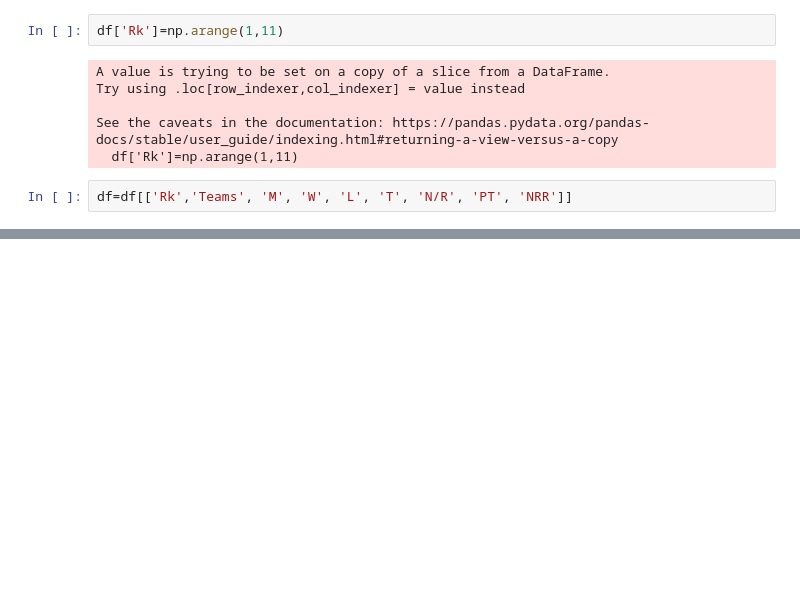
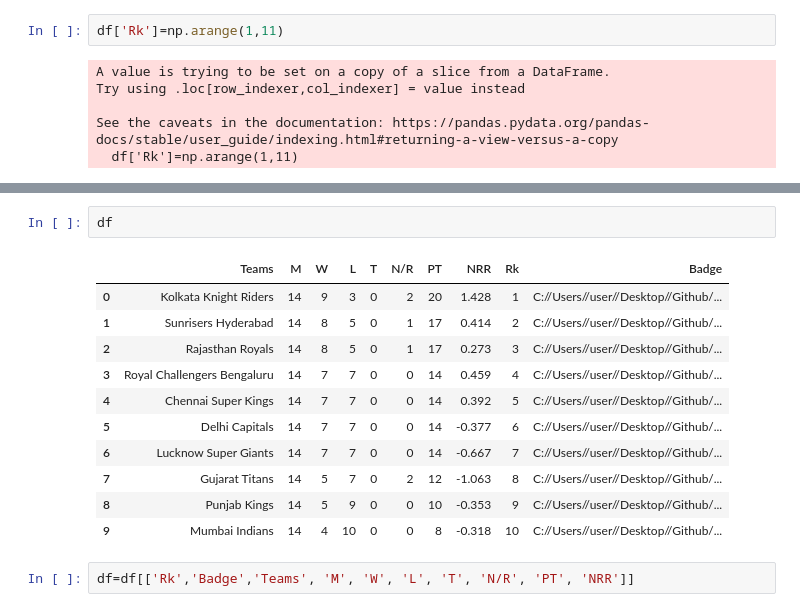
Before and after one commit to prakrist21/Python-File, a Jupyter notebook: Projects/Cricket/main.ipynb, the cells around one changed output, grey strips where cells are left out. Drawn from its saved outputs; the diff is of its cells as text; blank space fills up the shorter version.

```diff
--- a/Projects/Cricket/main.ipynb
+++ b/Projects/Cricket/main.ipynb
@@ -143,8 +143,6 @@ Try using .loc[row_indexer,col_indexer] = value instead
 
 See the caveats in the documentation: https://pandas.pydata.org/pandas-docs/stable/user_guide/indexing.html#returning-a-view-versus-a-copy
   df['Rk']=np.arange(1,11)
-# %%
-df=df[['Rk','Teams', 'M', 'W', 'L', 'T', 'N/R', 'PT', 'NRR']]
 # %%
 df.info()
 # %% [output]
@@ -171,0 +181,16 @@ plt.rcParams['font.family']='Alice'
+# %%
+df
+# %% [output]
+|  | Teams | M | W | L | T | N/R | PT | NRR | Rk | Badge |
+| 0 | Kolkata Knight Riders | 14 | 9 | 3 | 0 | 2 | 20 | 1.428 | 1 | C://Users//user//Desktop//Github/... |
+| 1 | Sunrisers Hyderabad | 14 | 8 | 5 | 0 | 1 | 17 | 0.414 | 2 | C://Users//user//Desktop//Github/... |
+| 2 | Rajasthan Royals | 14 | 8 | 5 | 0 | 1 | 17 | 0.273 | 3 | C://Users//user//Desktop//Github/... |
+| 3 | Royal Challengers Bengaluru | 14 | 7 | 7 | 0 | 0 | 14 | 0.459 | 4 | C://Users//user//Desktop//Github/... |
+| 4 | Chennai Super Kings | 14 | 7 | 7 | 0 | 0 | 14 | 0.392 | 5 | C://Users//user//Desktop//Github/... |
+| 5 | Delhi Capitals | 14 | 7 | 7 | 0 | 0 | 14 | -0.377 | 6 | C://Users//user//Desktop//Github/... |
+| 6 | Lucknow Super Giants | 14 | 7 | 7 | 0 | 0 | 14 | -0.667 | 7 | C://Users//user//Desktop//Github/... |
+| 7 | Gujarat Titans | 14 | 5 | 7 | 0 | 2 | 12 | -1.063 | 8 | C://Users//user//Desktop//Github/... |
+| 8 | Punjab Kings | 14 | 5 | 9 | 0 | 0 | 10 | -0.353 | 9 | C://Users//user//Desktop//Github/... |
+| 9 | Mumbai Indians | 14 | 4 | 10 | 0 | 0 | 8 | -0.318 | 10 | C://Users//user//Desktop//Github/... |
+# %%
+df=df[['Rk','Badge','Teams', 'M', 'W', 'L', 'T', 'N/R', 'PT', 'NRR']]
```
Also changed, not shown: parts of 7 cells of this notebook, 10 other files.
